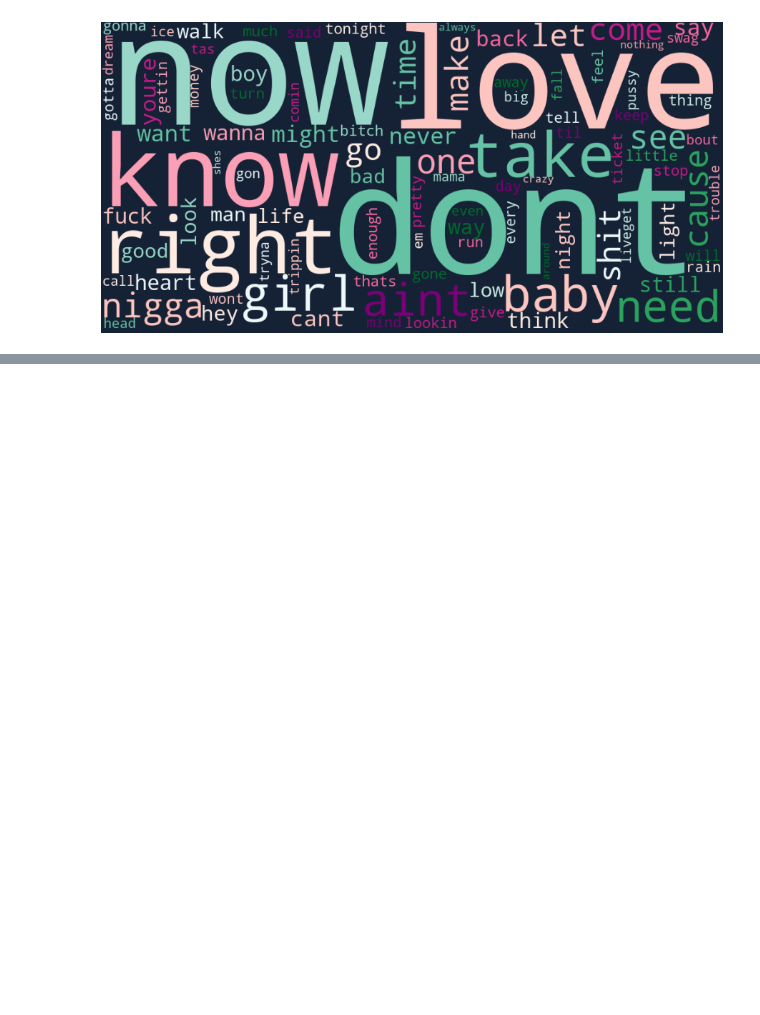
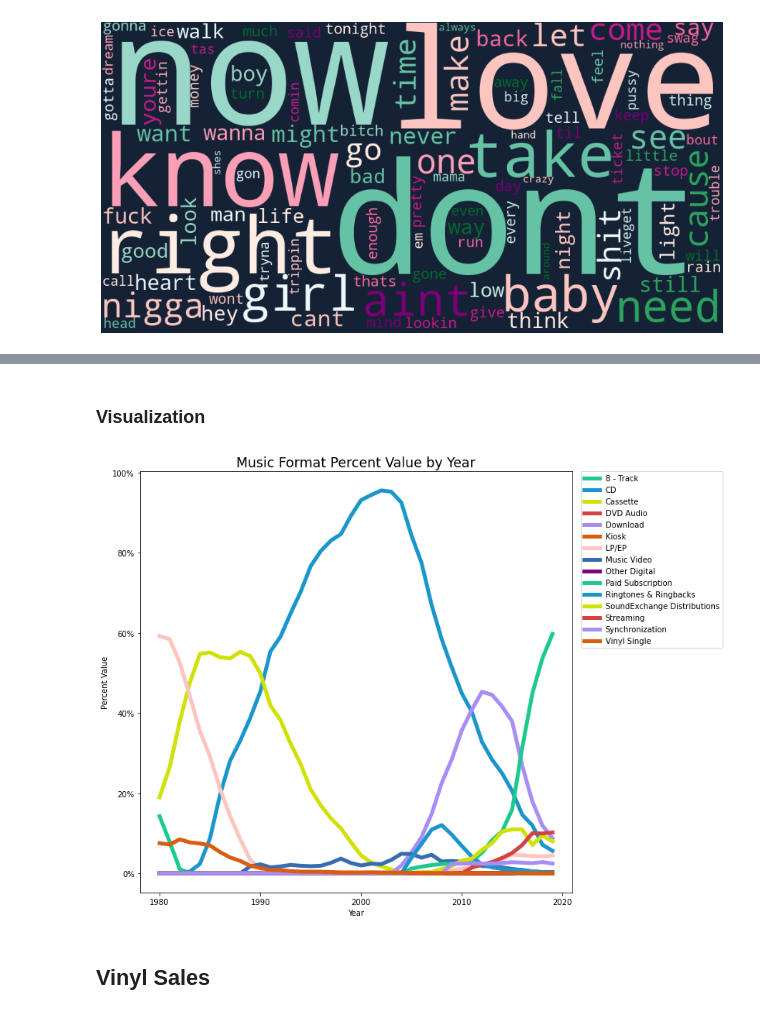
Before and after one commit to DrakeData/MSDS455-The_Show, a Jupyter notebook: Artsy Analysts.ipynb, the cells around one changed output, grey strips where cells are left out. Cells and saved outputs as stored; diff of their text form; code cells hidden in the pictures; blank space fills up the shorter version.

```diff
--- a/Artsy Analysts.ipynb
+++ b/Artsy Analysts.ipynb
@@ -745,0 +818,51 @@ plt.show()
+# %%
+#pushing data into pd and resetting index
+grouped_df1 = pd.DataFrame(grouped_df1)
+grouped_df2 = pd.DataFrame(grouped_df2)
+
+grouped_df1.reset_index(inplace = True)
+grouped_df2.reset_index(inplace = True)
+# %%
+#merge data
+grouped_df_final = pd.merge(grouped_df1, grouped_df2, left_on =['year'], right_on = 'year', how = 'left')
+# %%
+#calculate % value
+grouped_df_final['percent_value']= grouped_df_final['value_actual_x'] / grouped_df_final['value_actual_y']
+# %%
+#unstacking df for graphing
+grouped_df_final = grouped_df_final.groupby(['year', 'format'])['percent_value'].mean().unstack()
+# %% [markdown]
+### Visualization
+# %%
+#PLot graph using color scheme
+import matplotlib.ticker as ticker
+
+colors = ['#1EC98D', '#1B96CD', '#D1E107', '#D14343', '#A98DF7', '#D95C0F', '#fcc5c0', '#386cb0', '#7A0177']
+
+fig, ax = plt.subplots(figsize=(10, 10))
+
+# Create bar plot using color scheme and loop through scheme if more colors needed
+for i, col in enumerate(grouped_df_final.columns):
+    if i < len(colors):
+        ax.plot(grouped_df_final.index, grouped_df_final[col], color=colors[i], linewidth=5)
+    else:
+        color_index = i % len(colors)
+        ax.plot(grouped_df_final.index, grouped_df_final[col], color=colors[color_index], linewidth=5)
+
+# Set labels and title
+ax.set_xlabel('Year')
+ax.set_ylabel('Percent Value')
+plt.title('Music Format Percent Value by Year', fontsize = 'xx-large')
+# Format y labels as percentage
+ax.yaxis.set_major_formatter(ticker.PercentFormatter(xmax=1.0))
+
+# Set the x label interval
+ax.xaxis.set_major_locator(ticker.MultipleLocator(10))
+
+plt.legend(grouped_df_final.columns, bbox_to_anchor=(1.02, 1), loc='upper left', borderaxespad=0)
+
+plt.show()
+# %% [output]
+[figure, added]
+# %% [markdown]
+## Vinyl Sales
```
Also changed, not shown: parts of 53 cells of this notebook.
